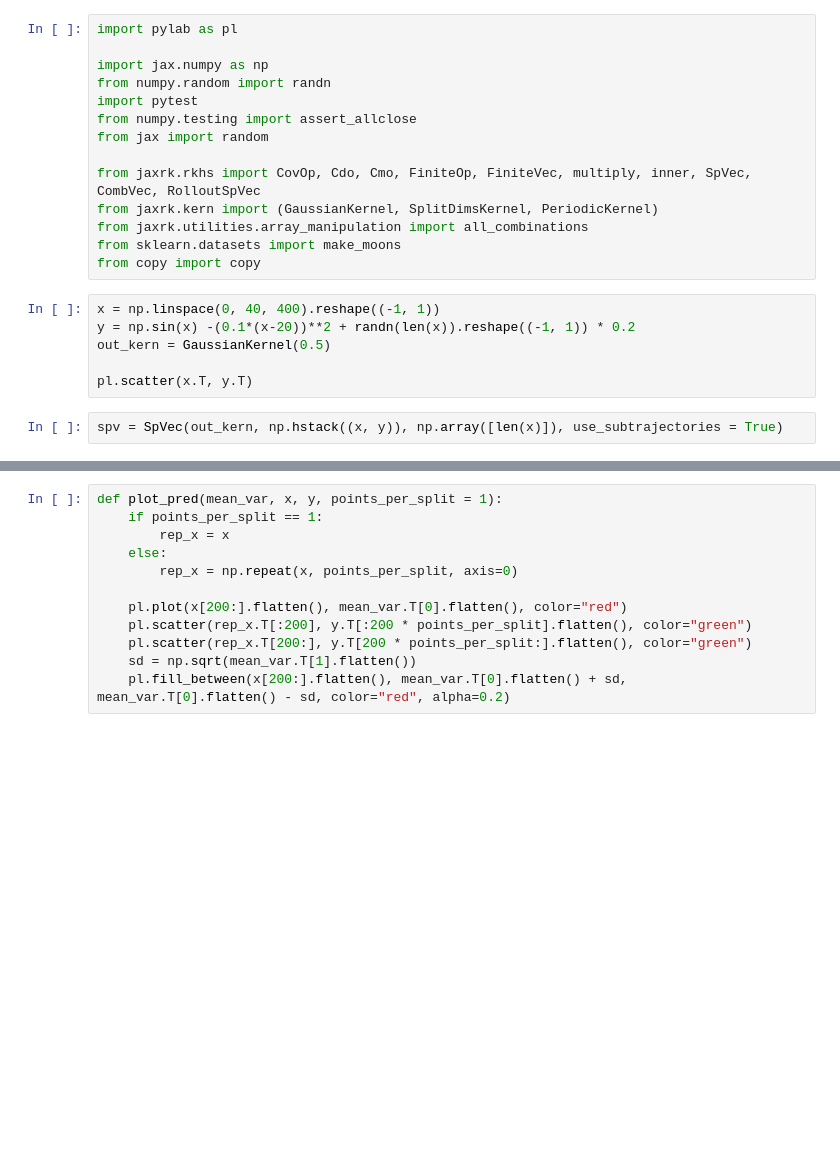
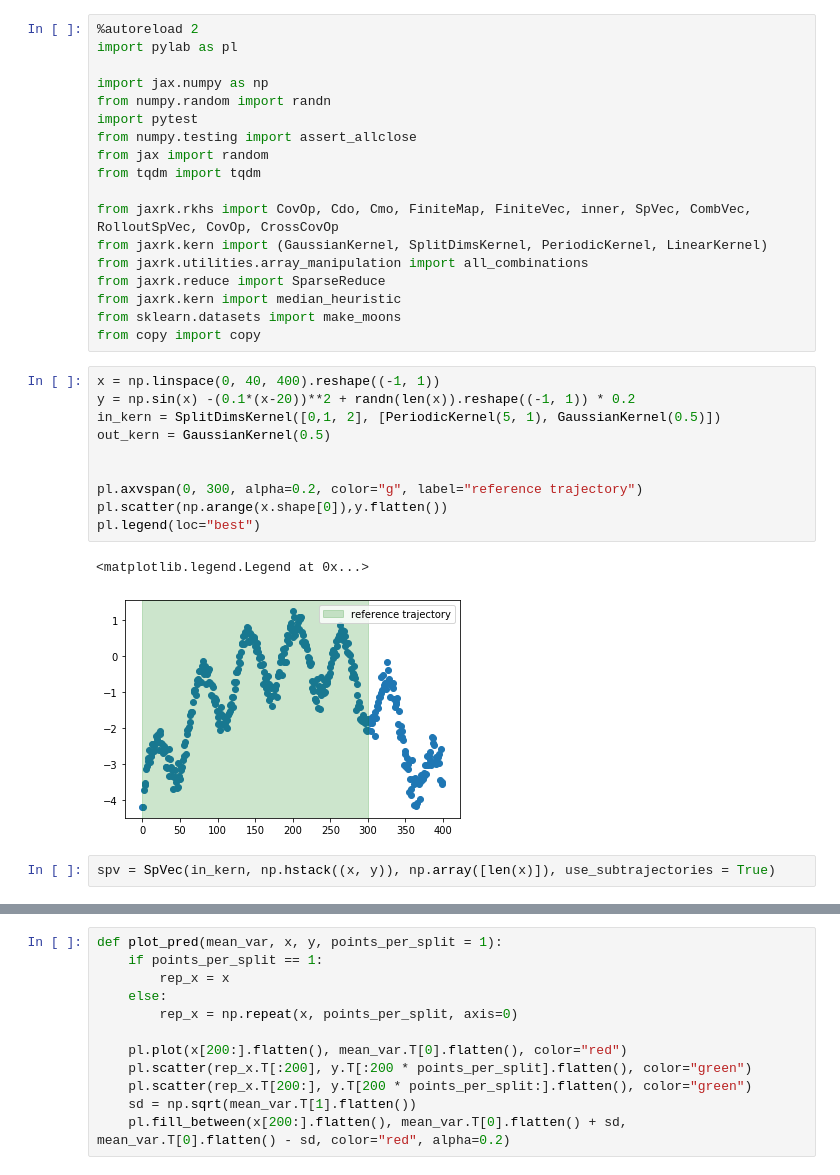
Before and after one commit to zalandoresearch/JaxRK, a Jupyter notebook: examples/Process_kernels_experiments.ipynb, the cells around one changed output, grey strips where cells are left out. Drawn from its saved outputs; the diff is of its cells as text; blank space fills up the shorter version.

```diff
--- a/examples/Process_kernels_experiments.ipynb
+++ b/examples/Process_kernels_experiments.ipynb
@@ -1,4 +1,5 @@
 # %%
+%autoreload 2
 import pylab as pl
 
 import jax.numpy as np
@@ -6,20 +7,30 @@ from numpy.random import randn
 import pytest
 from numpy.testing import assert_allclose
 from jax import random
+from tqdm import tqdm
 
-from jaxrk.rkhs import CovOp, Cdo, Cmo, FiniteOp, FiniteVec, multiply, inner, SpVec, CombVec, RolloutSpVec
-from jaxrk.kern import (GaussianKernel, SplitDimsKernel, PeriodicKernel)
+from jaxrk.rkhs import CovOp, Cdo, Cmo, FiniteMap, FiniteVec, inner, SpVec, CombVec, RolloutSpVec, CovOp, CrossCovOp
+from jaxrk.kern import (GaussianKernel, SplitDimsKernel, PeriodicKernel, LinearKernel)
 from jaxrk.utilities.array_manipulation import all_combinations
+from jaxrk.reduce import SparseReduce
+from jaxrk.kern import median_heuristic
 from sklearn.datasets import make_moons
 from copy import copy
 # %%
 x = np.linspace(0, 40, 400).reshape((-1, 1))
 y = np.sin(x) -(0.1*(x-20))**2 + randn(len(x)).reshape((-1, 1)) * 0.2
+in_kern = SplitDimsKernel([0,1, 2], [PeriodicKernel(5, 1), GaussianKernel(0.5)])
 out_kern = GaussianKernel(0.5)
 
-pl.scatter(x.T, y.T)
+
+pl.axvspan(0, 300, alpha=0.2, color="g", label="reference trajectory")
+pl.scatter(np.arange(x.shape[0]),y.flatten())
+pl.legend(loc="best")
+# %% [output]
+<matplotlib.legend.Legend at 0x...>
+[figure, added]
 # %%
-spv = SpVec(out_kern, np.hstack((x, y)), np.array([len(x)]), use_subtrajectories = True)
+spv = SpVec(in_kern, np.hstack((x, y)), np.array([len(x)]), use_subtrajectories = True)
 # %%
 for dist in ("linear", "gen_gauss", "poly"):
     spv.use_inner = dist
```
Also changed, not shown: parts of 36 cells of this notebook, 7 other files.
